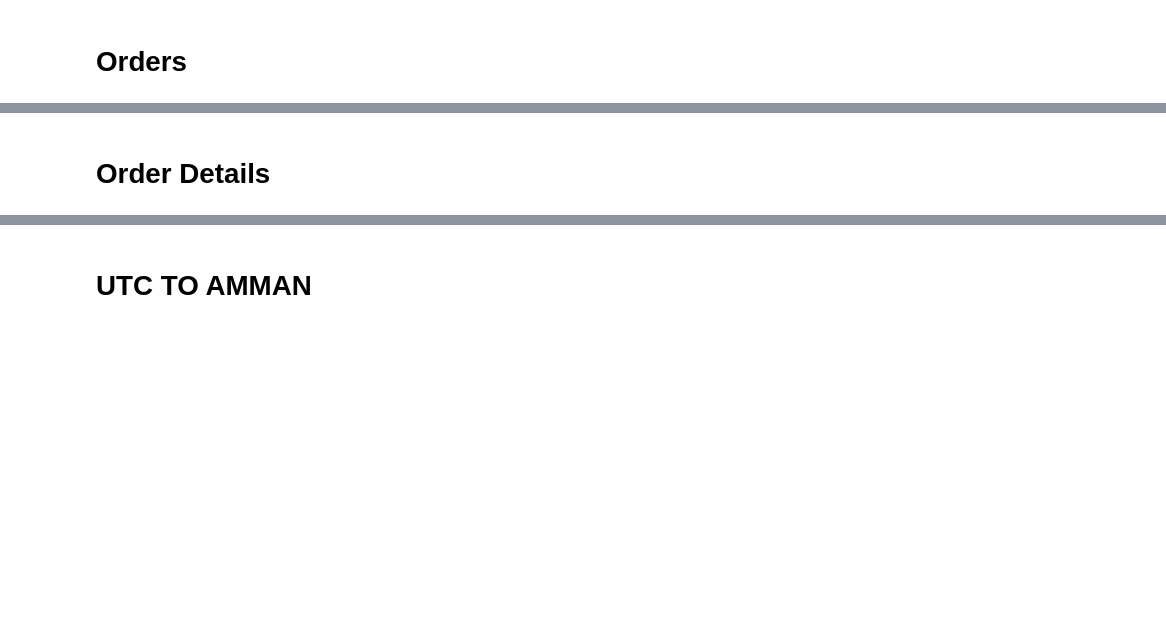
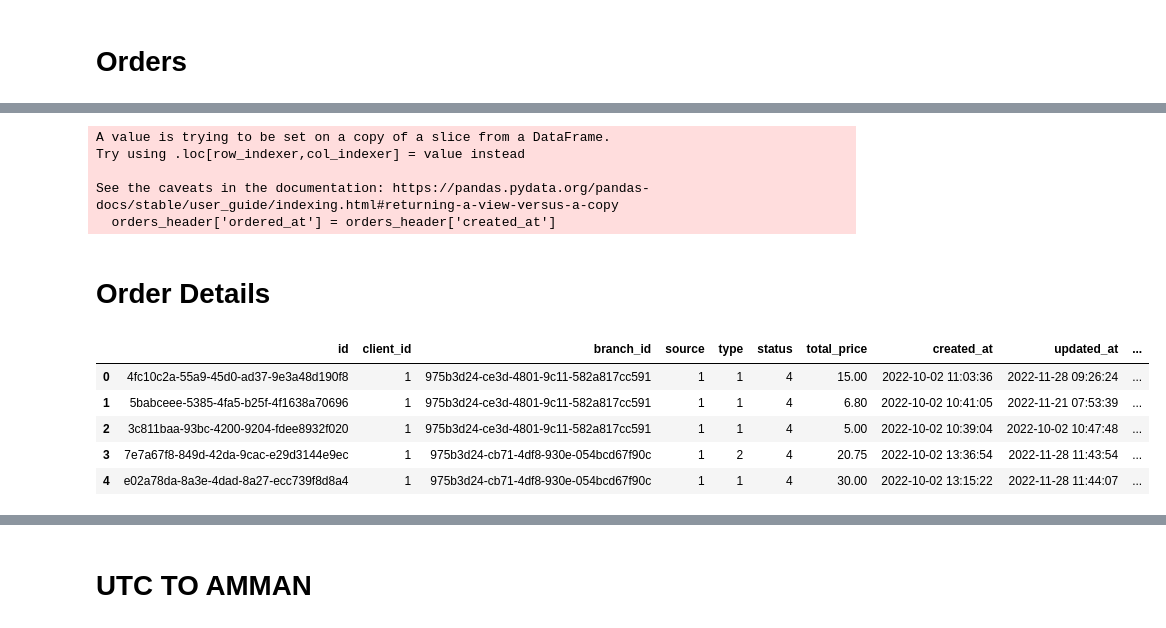
Before and after one commit to OmarHory/POS_CHATBOT_TEXT_TO_SQL, a Jupyter notebook: data_notebooks/orders/prepare_data.ipynb, the cells around one changed output, grey strips where cells are left out. Drawn from its saved outputs; the diff is of its cells as text; code cells hidden in the pictures; blank space fills up the shorter version.

```diff
--- a/data_notebooks/orders/prepare_data.ipynb
+++ b/data_notebooks/orders/prepare_data.ipynb
@@ -145,31 +166,25 @@ df_payment_methods.to_csv('../../data/payment_methods.csv', index=False)
 # Orders
 # %%
 filter = {}
+path = f'../../data/{client_id}/raw/orders_final_include.csv'
 
 
-
-if os.path.exists('../../data/orders_final_include.csv'):
+if os.path.exists(path):
     print('orders_final_include.csv already exists')
-    df_orders = pd.read_csv('../../data/orders_final_include.csv')
+    df_orders = pd.read_csv(path)
     df_orders.reset_index(drop=True, inplace=True)
 else:
-    business_name = os.getenv('business_name')
-    if business_name == 'Blk Coffee':
-        print(f"Yes it is {business_name}")
-        filter = {"business_date_after": "2023-05-01"}
-
     print('orders_final_include.csv does not exist')
-    includables = 'products,branch,products.product,tags,products.promotion,payments.payment_method'
+    includables = 'products,branch,products.product,tags,products.promotion'
     # call the foodics api to get the orders
-    last_page = call_foodics('orders', last_page, includables=includables, filter=filter, return_last_page=True)
+    last_page = call_foodics('orders', last_page, client_id, token, includables=includables, filter=filter, return_last_page=True)
     print('last_page: ', last_page)
 
-    list_responses = call_foodics('orders', last_page, includables=includables, filter=filter)
+    list_responses = call_foodics('orders', last_page, client_id, token, includables=includables, filter=filter)
     df_orders = pd.DataFrame([item for sublist in list_responses for item in sublist])
-    df_orders
-    df_orders.to_csv('../../data/orders_final_include.csv', index=False)
+    df_orders.to_csv(path, index=False)
 
 # TODO: remove this line after testing
-df_orders = pd.read_csv('../../data/orders_final_include.csv')
+df_orders = pd.read_csv(path)
 df_orders.reset_index(drop=True, inplace=True)
 # %% [output]
@@ -207,6 +218,7 @@ df_orders['payments'] = df_orders['payments'].astype(str)
 df_orders['products'] = df_orders['products'].astype(str)
 # %%
 df_orders['branch_id'] = df_orders['branch'].apply(lambda x: eval(x)['id'])
+df_orders['client_id'] = client_id
 # %%
-orders_header = df_orders[['id', 'branch_id', 'created_at', 'total_price', 'source', 'type', 'status']].rename(columns={'id':'order_id', 'created_at':'order_date', 'total_price':'order_total_price', 'source':'order_source', 'type':'order_type', 'status':'order_status'})
+orders_header = df_orders[['id', 'client_id', 'branch_id',  'source', 'type', 'status', 'total_price', 'created_at', 'updated_at']]
 orders_header.isnull().sum()
@@ -215,4 +245,21 @@ orders_header.head()
+# %%
+orders_header['ordered_at'] = orders_header['created_at']
+# %% [output]
+A value is trying to be set on a copy of a slice from a DataFrame.
+Try using .loc[row_indexer,col_indexer] = value instead
+
+See the caveats in the documentation: https://pandas.pydata.org/pandas-docs/stable/user_guide/indexing.html#returning-a-view-versus-a-copy
+  orders_header['ordered_at'] = orders_header['created_at']
 # %% [markdown]
 # Order Details
+# %%
+orders_header.head()
+# %% [output]
+|  | id | client_id | branch_id | source | type | status | total_price | created_at | updated_at | ... |
+| 0 | 4fc10c2a-55a9-45d0-ad37-9e3a48d190f8 | 1 | 975b3d24-ce3d-4801-9c11-582a817cc591 | 1 | 1 | 4 | 15.00 | 2022-10-02 11:03:36 | 2022-11-28 09:26:24 | ... |
+| 1 | 5babceee-5385-4fa5-b25f-4f1638a70696 | 1 | 975b3d24-ce3d-4801-9c11-582a817cc591 | 1 | 1 | 4 | 6.80 | 2022-10-02 10:41:05 | 2022-11-21 07:53:39 | ... |
+| 2 | 3c811baa-93bc-4200-9204-fdee8932f020 | 1 | 975b3d24-ce3d-4801-9c11-582a817cc591 | 1 | 1 | 4 | 5.00 | 2022-10-02 10:39:04 | 2022-10-02 10:47:48 | ... |
+| 3 | 7e7a67f8-849d-42da-9cac-e29d3144e9ec | 1 | 975b3d24-cb71-4df8-930e-054bcd67f90c | 1 | 2 | 4 | 20.75 | 2022-10-02 13:36:54 | 2022-11-28 11:43:54 | ... |
+| 4 | e02a78da-8a3e-4dad-8a27-ecc739f8d8a4 | 1 | 975b3d24-cb71-4df8-930e-054bcd67f90c | 1 | 1 | 4 | 30.00 | 2022-10-02 13:15:22 | 2022-11-28 11:44:07 | ... |
 # %%
 df_orders.head()
```
Also changed, not shown: parts of 65 cells of this notebook, 10 other files.
